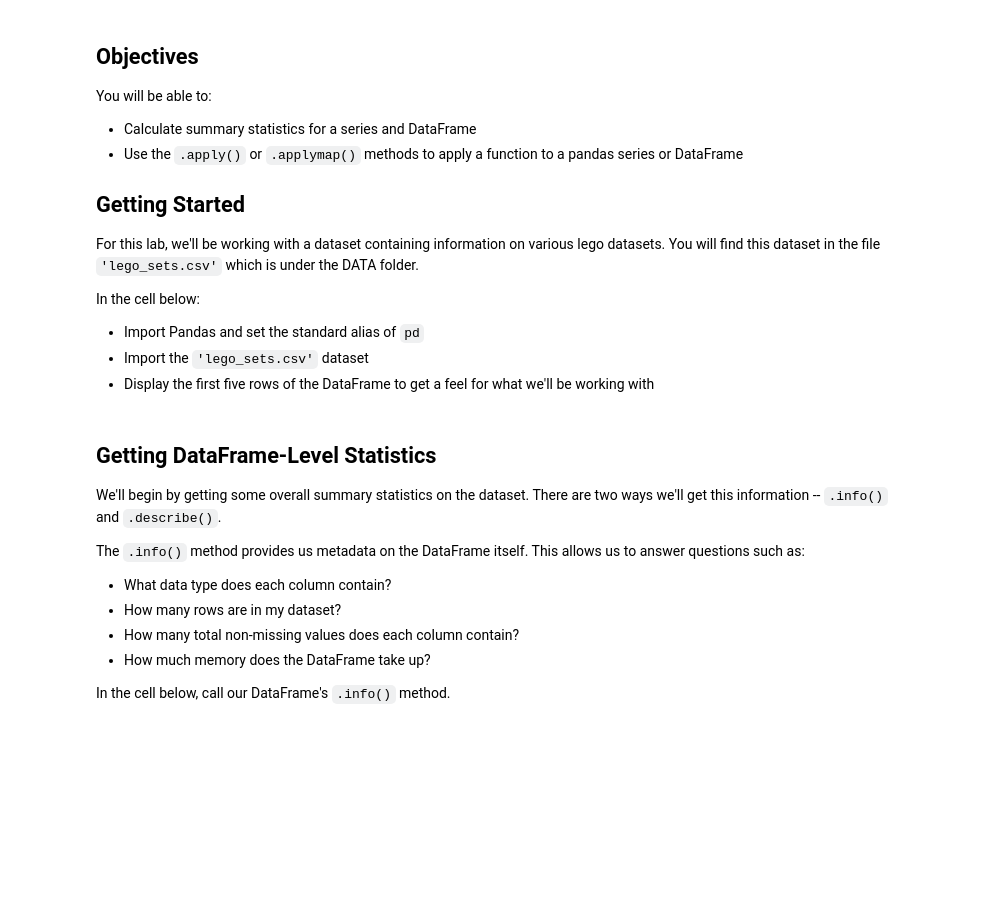
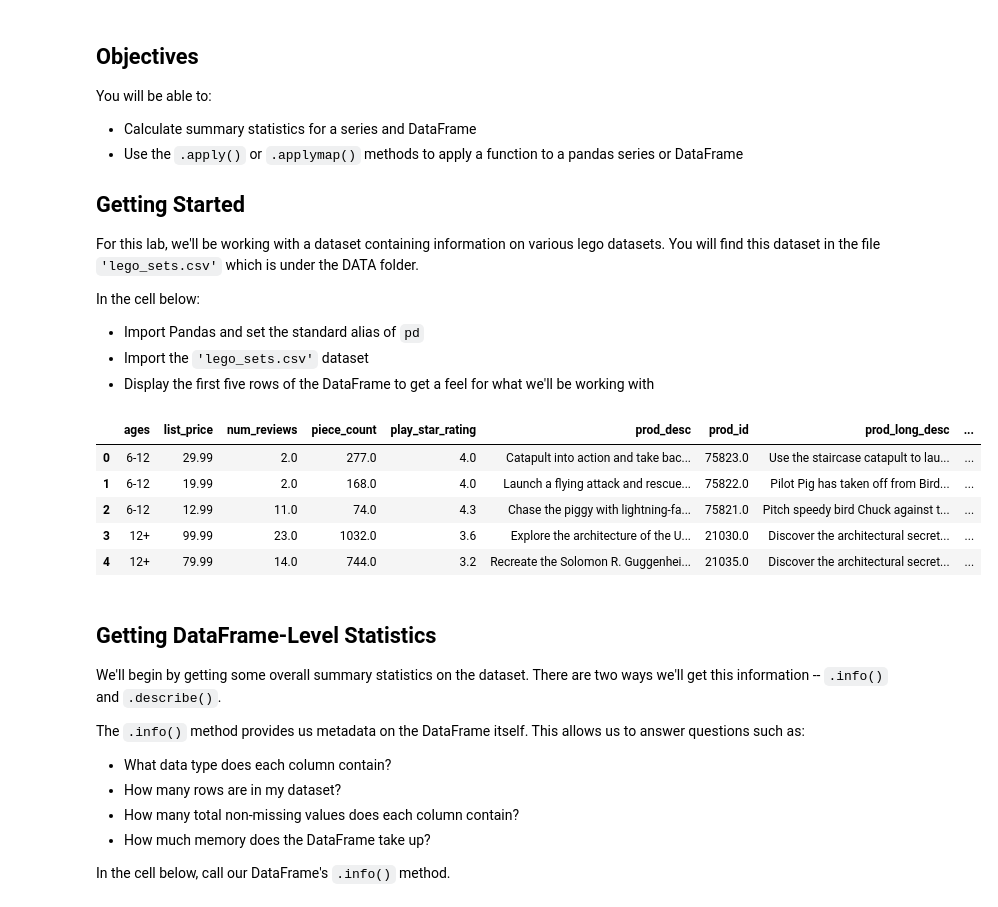
Before and after one commit to zrsteff/CSC587-Work, a Jupyter notebook: Lab_Pandas_Stats.ipynb, the cells around one changed output. Cells and saved outputs as stored; diff of their text form; code cells hidden in the pictures; blank space fills up the shorter version.

```diff
--- a/Lab_Pandas_Stats.ipynb
+++ b/Lab_Pandas_Stats.ipynb
@@ -24,12 +24,31 @@ In the cell below:
 - Import the `'lego_sets.csv'` dataset
 - Display the first five rows of the DataFrame to get a feel for what we'll be working with
 # %%
+# @title
 # Import pandas
 import pandas as pd
 
 # Import the 'lego_sets.csv' dataset
+import csv
+
+#with open("/content/drive/MyDrive/lego_sets.csv") as f:
+ # lego_data = csv.DictReader(f)
+ # lego_data = list(reader)
+
+# Display first five
+#for index in range(5):
+ # print(lego_data[index])
 
 # Print the first five rows of DataFrame
+df = pd.read_csv("/content/drive/MyDrive/lego_sets.csv")
+df.head()
+# %% [output]
+|  | ages | list_price | num_reviews | piece_count | play_star_rating | prod_desc | prod_id | prod_long_desc | ... |
+| 0 | 6-12 | 29.99 | 2.0 | 277.0 | 4.0 | Catapult into action and take bac... | 75823.0 | Use the staircase catapult to lau... | ... |
+| 1 | 6-12 | 19.99 | 2.0 | 168.0 | 4.0 | Launch a flying attack and rescue... | 75822.0 | Pilot Pig has taken off from Bird... | ... |
+| 2 | 6-12 | 12.99 | 11.0 | 74.0 | 4.3 | Chase the piggy with lightning-fa... | 75821.0 | Pitch speedy bird Chuck against t... | ... |
+| 3 | 12+ | 99.99 | 23.0 | 1032.0 | 3.6 | Explore the architecture of the U... | 21030.0 | Discover the architectural secret... | ... |
+| 4 | 12+ | 79.99 | 14.0 | 744.0 | 3.2 | Recreate the Solomon R. Guggenhei... | 21035.0 | Discover the architectural secret... | ... |
 # %% [markdown]
 ## Getting DataFrame-Level Statistics
 
```
Also changed, not shown: parts of 13 cells of this notebook.
